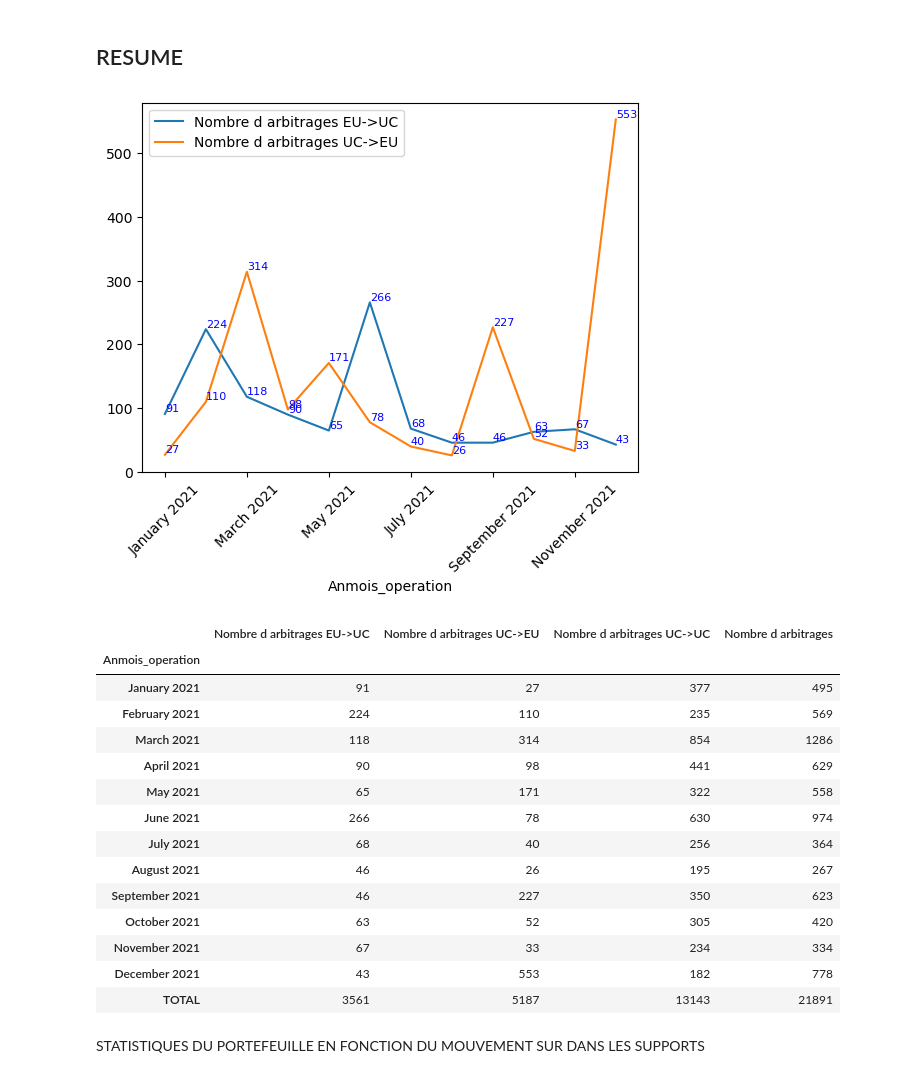
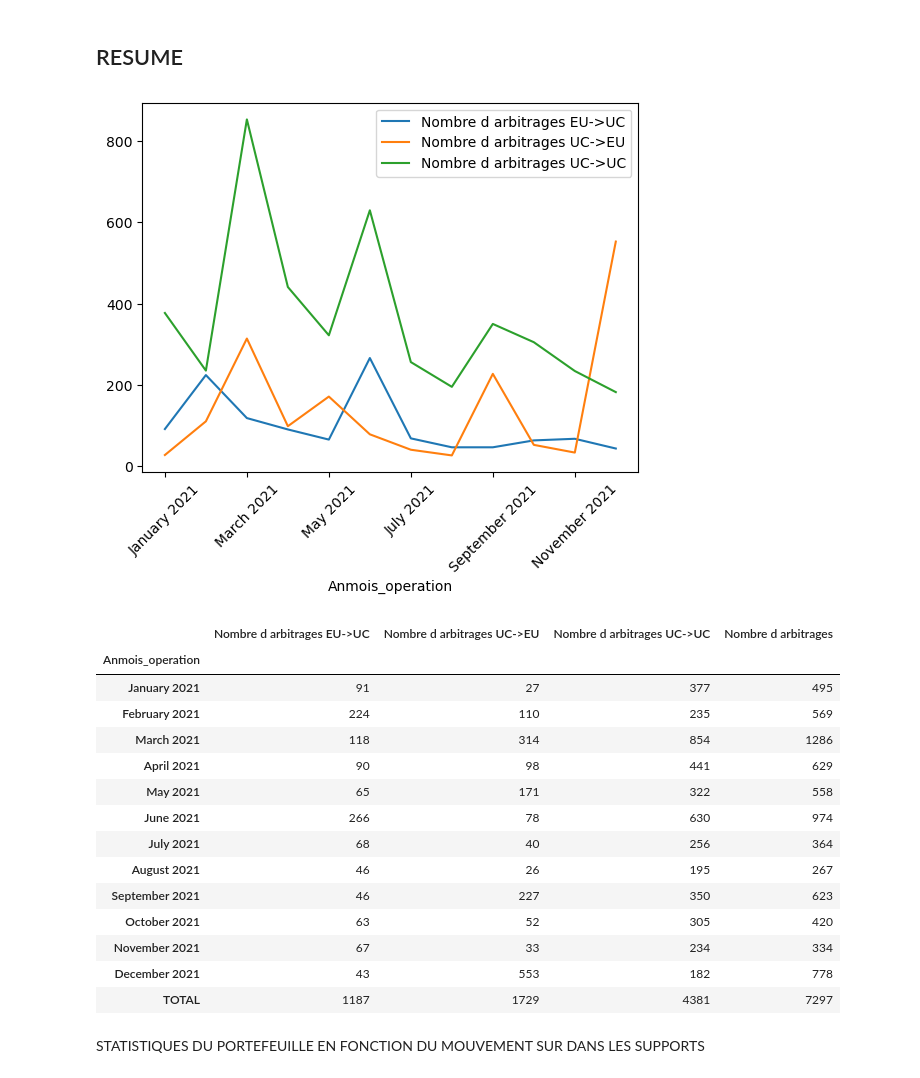
Before and after one commit to afonkou01/Arbitrage_Vie_BNP_Cardif, a Jupyter notebook: Avancement notebook - BNP Cardif_version.ipynb, the cells around one changed output. Saved outputs shown, nothing was run; the diff lists cells and outputs as text; code cells hidden in the pictures.

```diff
--- a/Avancement notebook - BNP Cardif_version.ipynb
+++ b/Avancement notebook - BNP Cardif_version.ipynb
@@ -360,5 +309,3 @@ base_multisupport_arbitrage.shape
-# %%
-base_multisupport_arbitrage=base_multisupport.dropna(subset = ['operation'])[base_multisupport.dropna(subset = ['operation'])['operation'].str.contains('Arbitrages')]
 # %% [markdown]
 ## Nombre de contrats arbitrant par mois
 # %%
@@ -635,32 +583,32 @@ Nb_contrat_mois_UC
 # %%
 df=[Nb_contrat_mois_EU,Nb_contrat_mois_UC,Nb_contrat]
 stat1 = df[0]
 for df in df[1:]:
     stat1 = pd.merge(stat1, df, on='Anmois_operation', how='outer')
 #Convertir la colonne Anmois_opération
 from datetime import datetime
 stat1['Anmois_operation'] = pd.to_datetime(stat1['Anmois_operation'], format='%Y%m')
 stat1['Anmois_operation'] = stat1['Anmois_operation'].dt.strftime('%B %Y')
 stat1['Anmois_operation'] = stat1['Anmois_operation'].astype(str)
 
 
 stat1['Nombre d arbitrages UC->UC']=stat1['Nombre d arbitrages']-stat1['Nombre d arbitrages EU->UC']-stat1['Nombre d arbitrages UC->EU']
+
 #Réorganisation des colonnes
 stat1 = stat1[['Anmois_operation', 'Nombre d arbitrages EU->UC', 'Nombre d arbitrages UC->EU','Nombre d arbitrages UC->UC','Nombre d arbitrages']]
 stat1= stat1.set_index('Anmois_operation')
 
-
-M=stat1[['Nombre d arbitrages EU->UC','Nombre d arbitrages UC->EU']]
+M=stat1[['Nombre d arbitrages EU->UC','Nombre d arbitrages UC->EU','Nombre d arbitrages UC->UC']]
 ax=M.plot()
 plt.xticks(rotation=45)
-for col in M.columns:
-    for x, y in enumerate(M[col]):
-        ax.text(x, y, str(y), color='blue', fontsize=8, verticalalignment='bottom')
+#for col in M.columns:
+#    for x, y in enumerate(M[col]):
+#        ax.text(x, y, str(y), color='blue', fontsize=8, verticalalignment='bottom')
 plt.show()
 # %% [output]
-[figure, old version]
+[figure, new version]
 # %%
-stat1.loc['TOTAL'] = stat.sum()
+stat1.loc['TOTAL'] = stat1.sum()
 stat2=stat1
 stat1
 # %% [output]
@@ -678,7 +626,7 @@ stat1
 | October 2021 | 63 | 52 | 305 | 420 |
 | November 2021 | 67 | 33 | 234 | 334 |
 | December 2021 | 43 | 553 | 182 | 778 |
-| TOTAL | 3561 | 5187 | 13143 | 21891 |
+| TOTAL | 1187 | 1729 | 4381 | 7297 |
 # %% [markdown]
  STATISTIQUES DU PORTEFEUILLE EN FONCTION DU MOUVEMENT SUR DANS LES SUPPORTS
 # %% [markdown]
```
Also changed, not shown: parts of 57 cells of this notebook, 1 other file.
